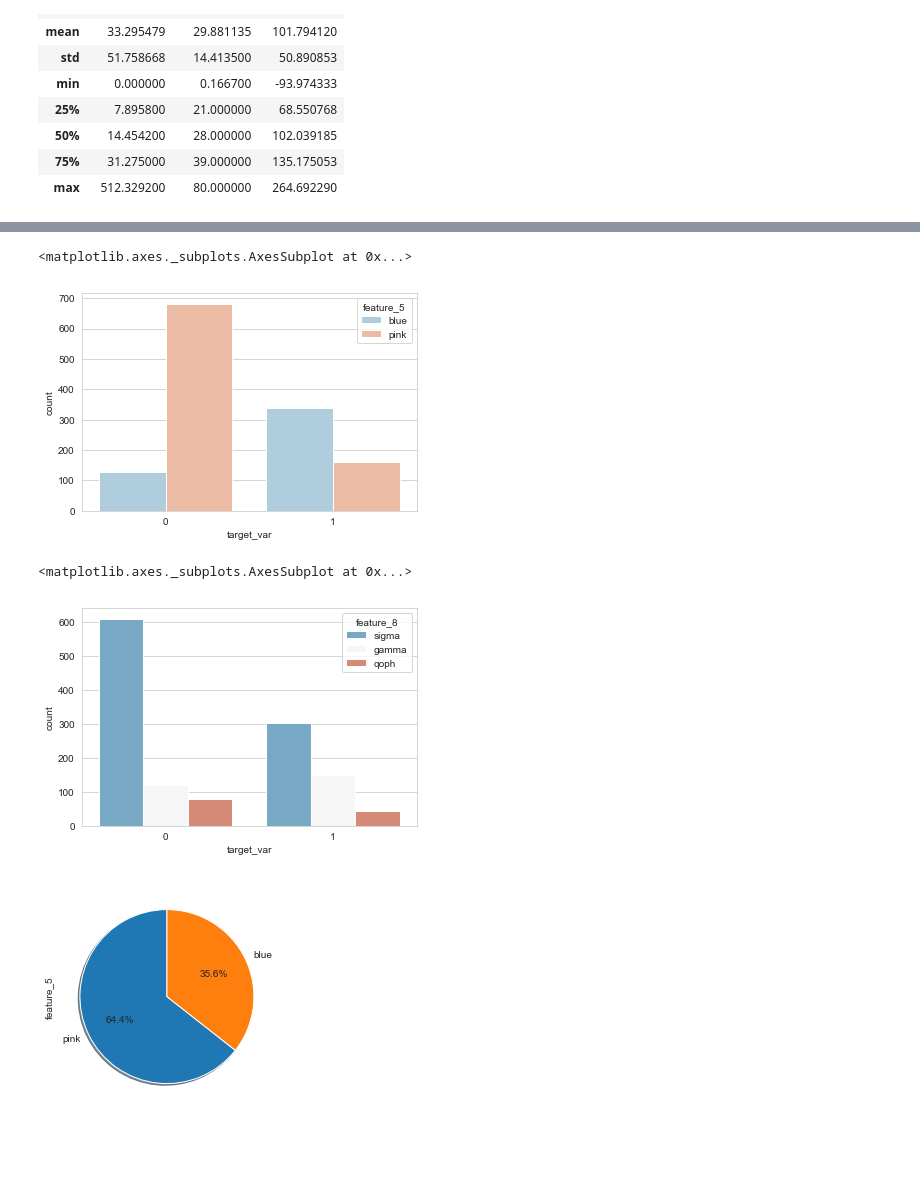
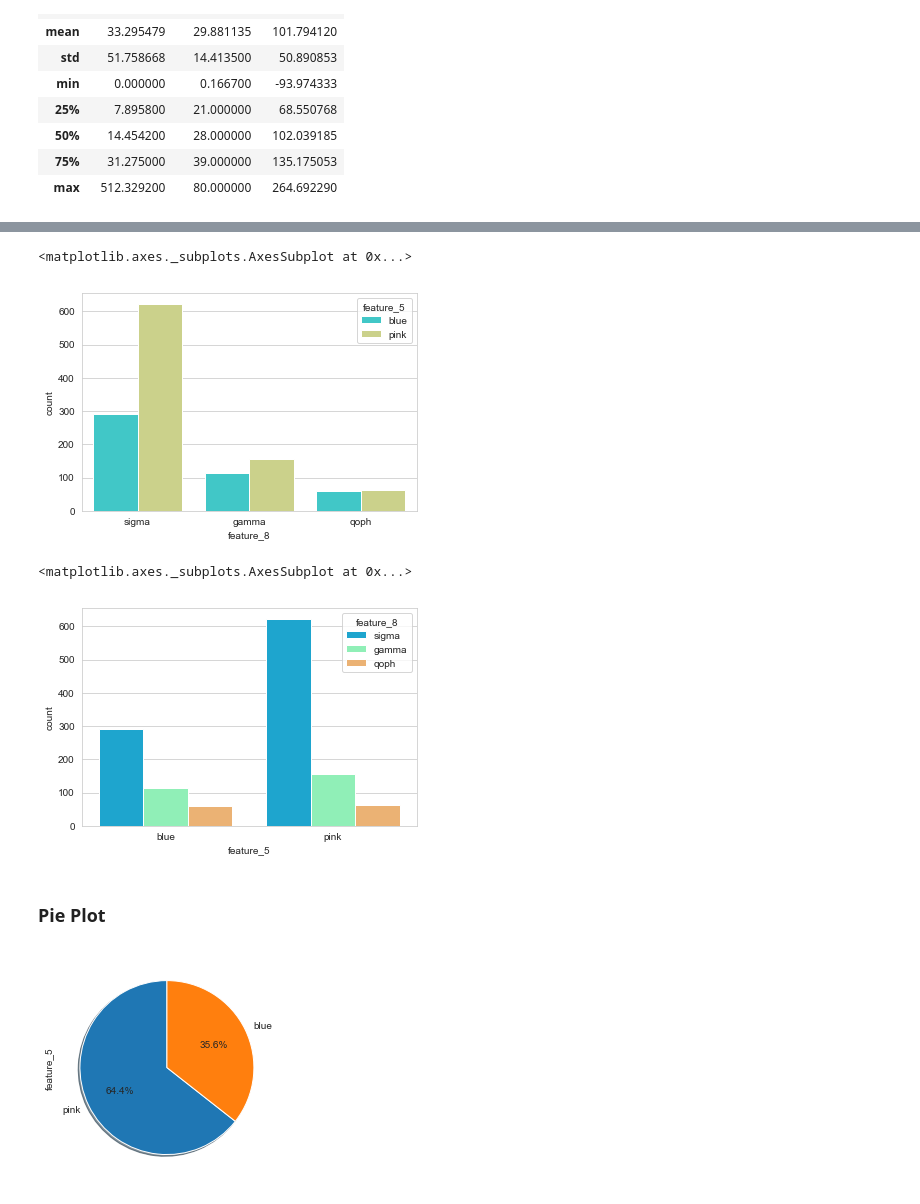
Before and after one commit to Sebolaishi/Data-Science, a Jupyter notebook: Assessment.ipynb, the cells around one changed output, grey strips where cells are left out. Saved outputs shown, nothing was run; the diff lists cells and outputs as text; code cells hidden in the pictures; blank space fills up the shorter version.

```diff
--- a/Assessment.ipynb
+++ b/Assessment.ipynb
@@ -65,0 +78,3 @@ mat.gca().set_aspect('equal')
+# %%
+sns.set_style('whitegrid')
+sns.countplot(x='feature_8',data=data,palette='rainbow')
@@ -65,0 +84,3 @@ mat.gca().set_aspect('equal')
+# %%
+sns.set_style('whitegrid')
+sns.countplot(x='feature_5',data=data,palette='rainbow')
@@ -66,14 +90,14 @@ mat.gca().set_aspect('equal')
 # %%
 #checking counts for items from feature 5 in the binary expression of target_var
 sns.set_style('whitegrid')
-sns.countplot(x='target_var',hue='feature_5',data=data,palette='RdBu_r')
+sns.countplot(x='feature_8',hue='feature_5',data=data,palette='rainbow')
 # %% [output]
 <matplotlib.axes._subplots.AxesSubplot at 0x...>
-[figure, old version]
+[figure, new version]
 # %%
 #checking counts for items from feature 8 in the binary expression of target_var
 sns.set_style('whitegrid')
-sns.countplot(x='target_var',hue='feature_8',data=data,palette='RdBu_r')
+sns.countplot(x='feature_5',hue='feature_8',data=data,palette='rainbow')
 # %% [output]
 <matplotlib.axes._subplots.AxesSubplot at 0x...>
-[figure, old version]
+[figure, new version]
@@ -82,3 +104,5 @@ sns.countplot(x='target_var',hue='feature_8',data=data,palette='RdBu_r')
+# %% [markdown]
+### Pie Plot
 # %%
 #The pie chart shows that there are more Pinks than blues
 data['feature_5'].value_counts().plot.pie(autopct='%1.1f%%', shadow=True, startangle=90)
```
Also changed, not shown: parts of 59 cells of this notebook.
